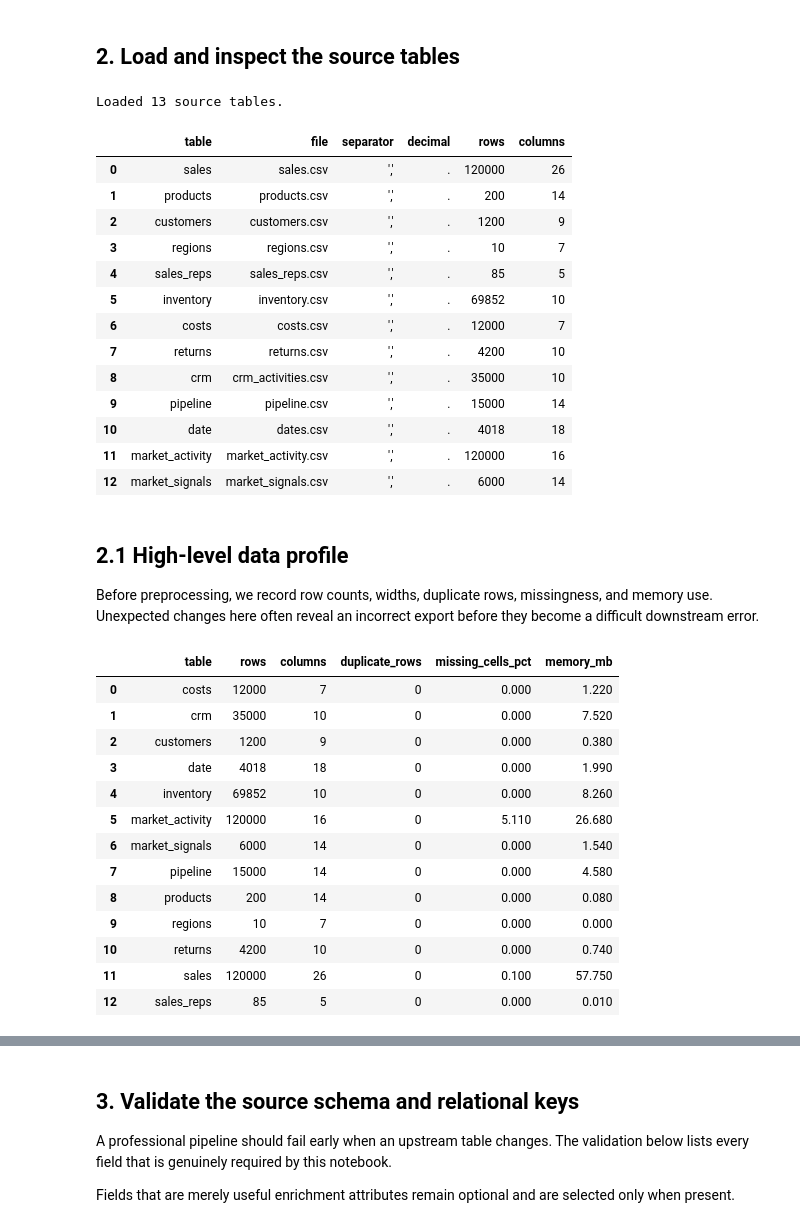
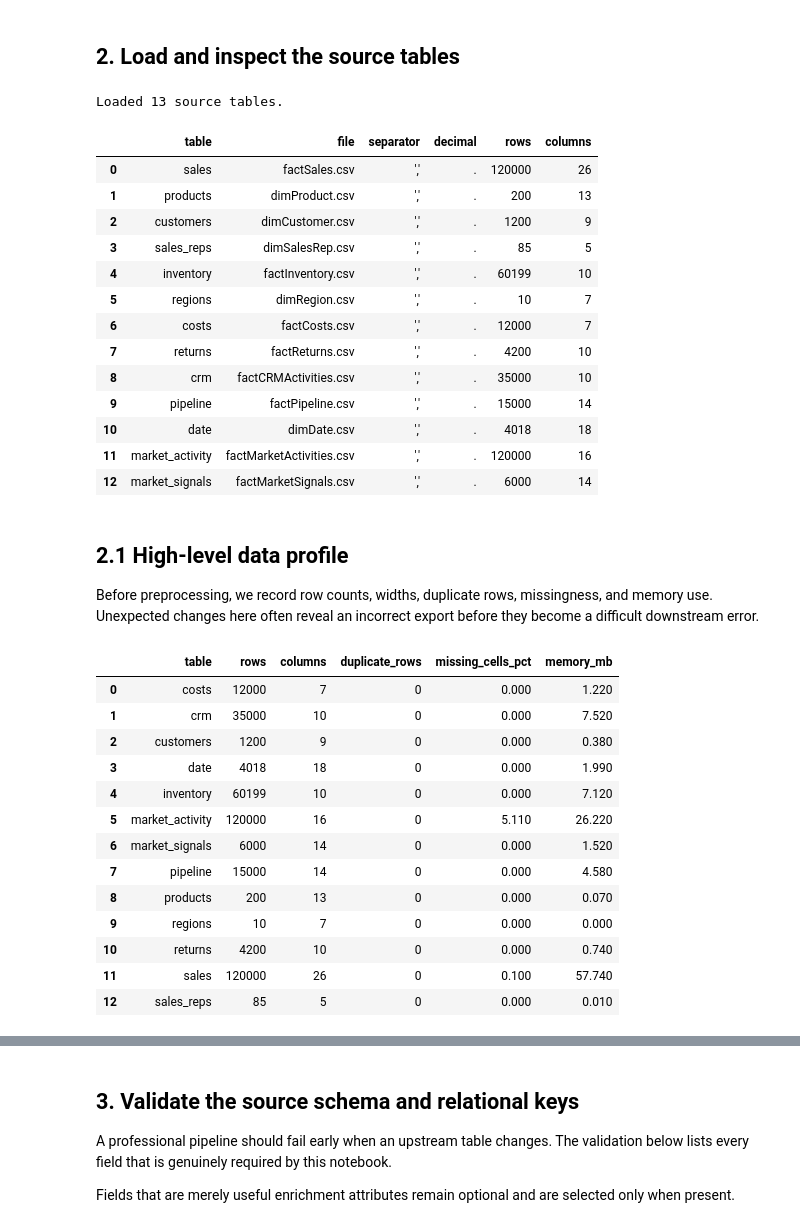
Before and after one commit to AnastasiaSamoylova92/early-warning, a Jupyter notebook: notebooks/03_preprocessing.ipynb, the cells around one changed output, grey strips where cells are left out. Drawn from its saved outputs; the diff is of its cells as text; code cells hidden in the pictures.

```diff
--- a/notebooks/03_preprocessing.ipynb
+++ b/notebooks/03_preprocessing.ipynb
@@ -21,11 +21,13 @@ This timing assumption matters. Current-month sales, CRM, pipeline, inventory an
 ## 1. Setup
 # %%
 from pathlib import Path
+import csv
 import json
-import csv
 
 import numpy as np
 import pandas as pd
+from sqlalchemy import create_engine, inspect
+from urllib.parse import quote_plus
 
 pd.set_option("display.max_columns", 100)
 pd.set_option("display.width", 180)
@@ -35,9 +37,10 @@ RANDOM_SEED = 42
 TARGET_COL = "next_month_risk_label"
 ID_COLS = ["product_id", "year_month", "region"]
 
-INPUT_DIR = Path("../data/full_data/sql_input")
+INPUT_DIR = Path("../data/full_data/generated_data_tables")
 OUTPUT_DIR_PREPROCESSED = Path("../data/full_data/preprocessed_data")
 
+INPUT_DIR.mkdir(parents=True, exist_ok=True)
 OUTPUT_DIR_PREPROCESSED.mkdir(parents=True, exist_ok=True)
 
 print(f"Input folder : {INPUT_DIR.resolve()}")
@@ -49,19 +167,19 @@ Output folder: C:\Benutzer\Anastasia\Lokale Daten\AS Portfolio\early-warning\dat
 ## 2. Load and inspect the source tables
 # %%
 CSV_FILES = {
-    "sales": "sales.csv",
-    "products": "products.csv",
-    "customers": "customers.csv",
-    "regions": "regions.csv",
-    "sales_reps": "sales_reps.csv",
-    "inventory": "inventory.csv",
-    "costs": "costs.csv",
-    "returns": "returns.csv",
-    "crm": "crm_activities.csv",
-    "pipeline": "pipeline.csv",
-    "date": "dates.csv",
-    "market_activity": "market_activity.csv",
-    "market_signals": "market_signals.csv",
+    "sales": "factSales.csv",
+    "products": "dimProduct.csv",
+    "customers": "dimCustomer.csv",
+    "sales_reps": "dimSalesRep.csv",
+    "inventory": "factInventory.csv",
+    "regions": "dimRegion.csv",
+    "costs": "factCosts.csv",
+    "returns": "factReturns.csv",
+    "crm": "factCRMActivities.csv",
+    "pipeline": "factPipeline.csv",
+    "date": "dimDate.csv",
+    "market_activity": "factMarketActivities.csv",
+    "market_signals": "factMarketSignals.csv",
 }
 
 def detect_csv_settings(path: Path) -> tuple[str, str]:
@@ -96,46 +214,46 @@ def load_csv_tables(
     for table_name, filename in file_map.items():
         path = input_dir / filename
         separator, decimal_marker = detect_csv_settings(path)
         dataframe = pd.read_csv(
             path,
             sep=separator,
             decimal=decimal_marker,
             low_memory=False,
         )
         datasets[table_name] = dataframe
         load_rows.append(
             {
                 "table": table_name,
                 "file": filename,
                 "separator": repr(separator),
                 "decimal": decimal_marker,
                 "rows": len(dataframe),
                 "columns": dataframe.shape[1],
             }
         )
 
     return datasets, pd.DataFrame(load_rows)
 
 raw, load_summary = load_csv_tables(INPUT_DIR, CSV_FILES)
 
 print(f"Loaded {len(raw)} source tables.")
 display(load_summary)
 # %% [output]
 Loaded 13 source tables.
 |  | table | file | separator | decimal | rows | columns |
-| 0 | sales | sales.csv | ',' | . | 120000 | 26 |
-| 1 | products | products.csv | ',' | . | 200 | 14 |
-| 2 | customers | customers.csv | ',' | . | 1200 | 9 |
-| 3 | regions | regions.csv | ',' | . | 10 | 7 |
-| 4 | sales_reps | sales_reps.csv | ',' | . | 85 | 5 |
-| 5 | inventory | inventory.csv | ',' | . | 69852 | 10 |
-| 6 | costs | costs.csv | ',' | . | 12000 | 7 |
-| 7 | returns | returns.csv | ',' | . | 4200 | 10 |
-| 8 | crm | crm_activities.csv | ',' | . | 35000 | 10 |
-| 9 | pipeline | pipeline.csv | ',' | . | 15000 | 14 |
-| 10 | date | dates.csv | ',' | . | 4018 | 18 |
-| 11 | market_activity | market_activity.csv | ',' | . | 120000 | 16 |
-| 12 | market_signals | market_signals.csv | ',' | . | 6000 | 14 |
+| 0 | sales | factSales.csv | ',' | . | 120000 | 26 |
+| 1 | products | dimProduct.csv | ',' | . | 200 | 13 |
+| 2 | customers | dimCustomer.csv | ',' | . | 1200 | 9 |
+| 3 | sales_reps | dimSalesRep.csv | ',' | . | 85 | 5 |
+| 4 | inventory | factInventory.csv | ',' | . | 60199 | 10 |
+| 5 | regions | dimRegion.csv | ',' | . | 10 | 7 |
+| 6 | costs | factCosts.csv | ',' | . | 12000 | 7 |
+| 7 | returns | factReturns.csv | ',' | . | 4200 | 10 |
+| 8 | crm | factCRMActivities.csv | ',' | . | 35000 | 10 |
+| 9 | pipeline | factPipeline.csv | ',' | . | 15000 | 14 |
+| 10 | date | dimDate.csv | ',' | . | 4018 | 18 |
+| 11 | market_activity | factMarketActivities.csv | ',' | . | 120000 | 16 |
+| 12 | market_signals | factMarketSignals.csv | ',' | . | 6000 | 14 |
 # %% [markdown]
 ## 2.1 High-level data profile
 
@@ -167,14 +285,14 @@ display(raw_overview)
 | 1 | crm | 35000 | 10 | 0 | 0.000 | 7.520 |
 | 2 | customers | 1200 | 9 | 0 | 0.000 | 0.380 |
 | 3 | date | 4018 | 18 | 0 | 0.000 | 1.990 |
-| 4 | inventory | 69852 | 10 | 0 | 0.000 | 8.260 |
-| 5 | market_activity | 120000 | 16 | 0 | 5.110 | 26.680 |
-| 6 | market_signals | 6000 | 14 | 0 | 0.000 | 1.540 |
+| 4 | inventory | 60199 | 10 | 0 | 0.000 | 7.120 |
+| 5 | market_activity | 120000 | 16 | 0 | 5.110 | 26.220 |
+| 6 | market_signals | 6000 | 14 | 0 | 0.000 | 1.520 |
 | 7 | pipeline | 15000 | 14 | 0 | 0.000 | 4.580 |
-| 8 | products | 200 | 14 | 0 | 0.000 | 0.080 |
+| 8 | products | 200 | 13 | 0 | 0.000 | 0.070 |
 | 9 | regions | 10 | 7 | 0 | 0.000 | 0.000 |
 | 10 | returns | 4200 | 10 | 0 | 0.000 | 0.740 |
-| 11 | sales | 120000 | 26 | 0 | 0.100 | 57.750 |
+| 11 | sales | 120000 | 26 | 0 | 0.100 | 57.740 |
 | 12 | sales_reps | 85 | 5 | 0 | 0.000 | 0.010 |
 # %%
 # View small examples without printing entire source tables.
```
Also changed, not shown: parts of 30 cells of this notebook, 4 other files.
